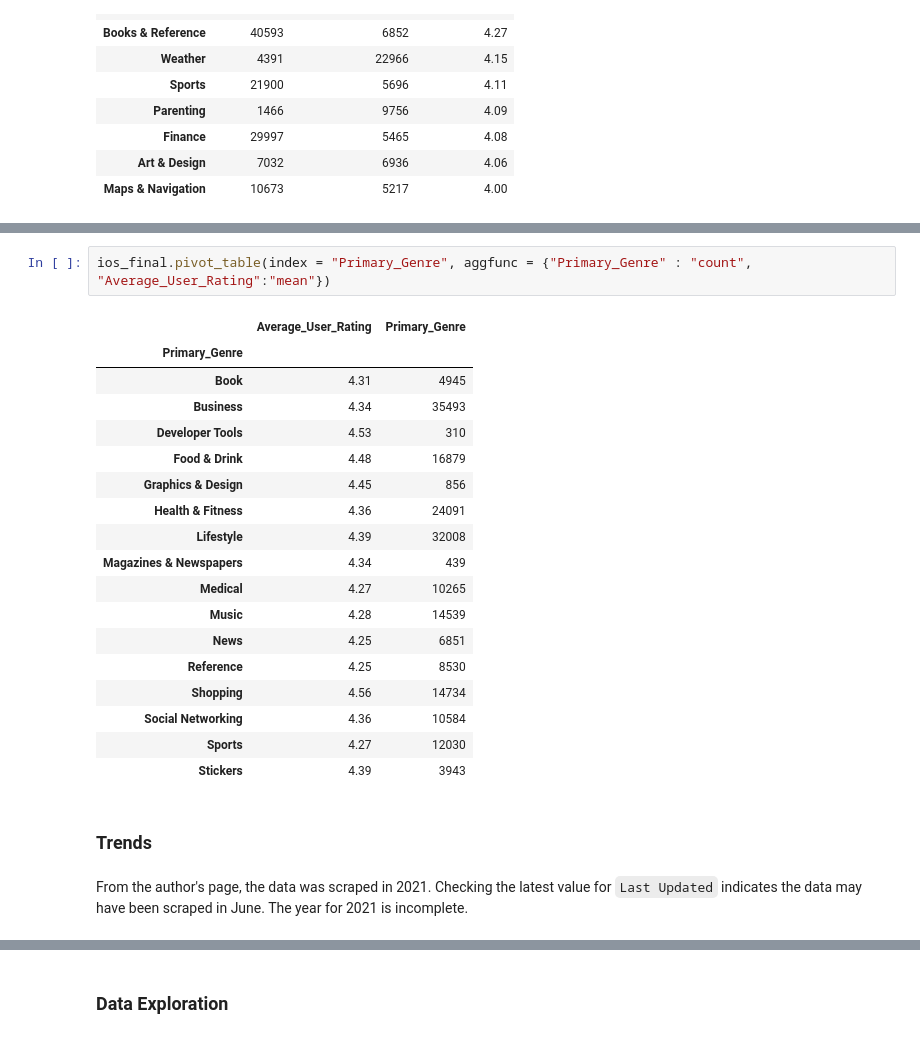
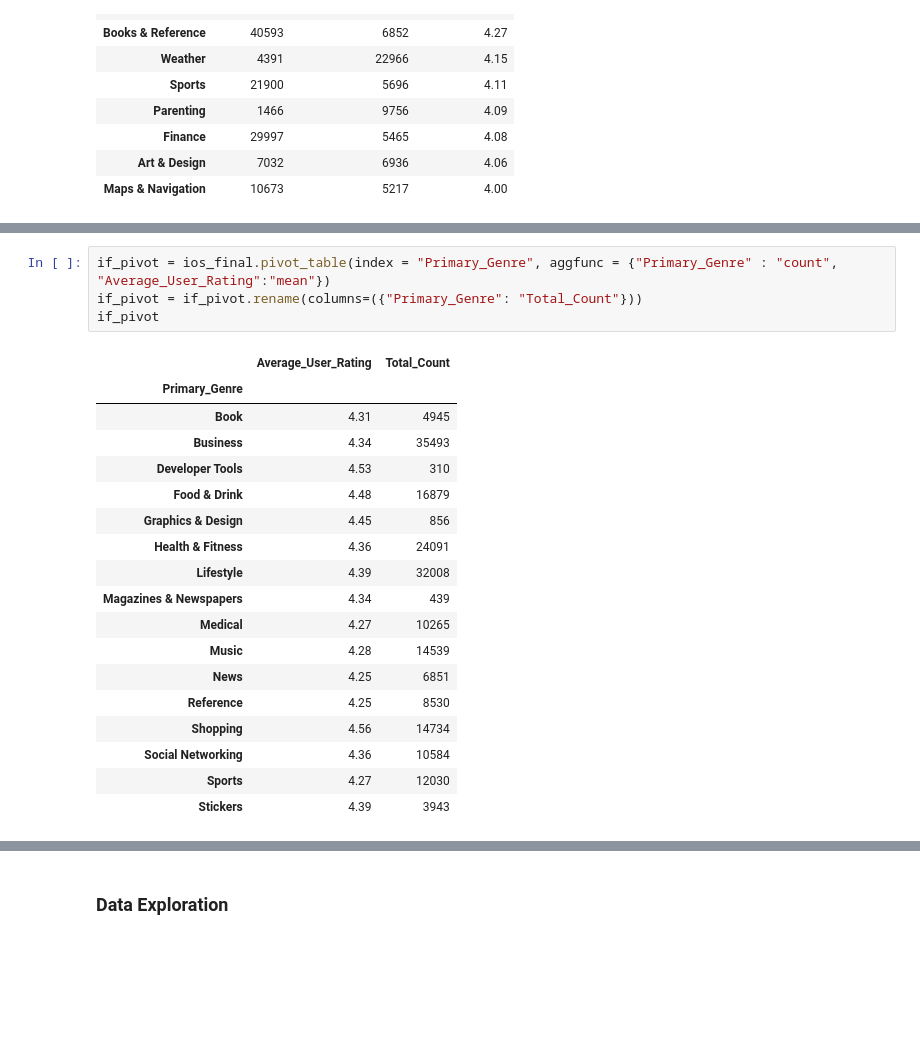
Before and after one commit to paul-trood/Portfolio-Mobile_app_recommendations, a Jupyter notebook: app_profile.ipynb, the cells around one changed output, grey strips where cells are left out. Saved outputs shown, nothing was run; the diff lists cells and outputs as text; blank space fills up the shorter version.

```diff
--- a/app_profile.ipynb
+++ b/app_profile.ipynb
@@ -972,7 +999,9 @@ plt.show()
 # %%
-ios_final.pivot_table(index = "Primary_Genre", aggfunc = {"Primary_Genre" : "count", "Average_User_Rating":"mean"})
+if_pivot = ios_final.pivot_table(index = "Primary_Genre", aggfunc = {"Primary_Genre" : "count", "Average_User_Rating":"mean"})
+if_pivot = if_pivot.rename(columns=({"Primary_Genre": "Total_Count"}))
+if_pivot
 # %% [output]
-|  | Average_User_Rating | Primary_Genre |
+|  | Average_User_Rating | Total_Count |
 | Primary_Genre |  |  |
 | Book | 4.31 | 4945 |
 | Business | 4.34 | 35493 |
@@ -990,8 +1019,3 @@ ios_final.pivot_table(index = "Primary_Genre", aggfunc = {"Primary_Genre" : "cou
 | Social Networking | 4.36 | 10584 |
 | Sports | 4.27 | 12030 |
 | Stickers | 4.39 | 3943 |
-# %% [markdown]
-### Trends
-# %% [markdown]
-From the author's page, the data was scraped in 2021. Checking the latest value for `Last Updated` indicates the data may have been scraped in June.
-The year for 2021 is incomplete.
```
Also changed, not shown: parts of 9 cells of this notebook.
